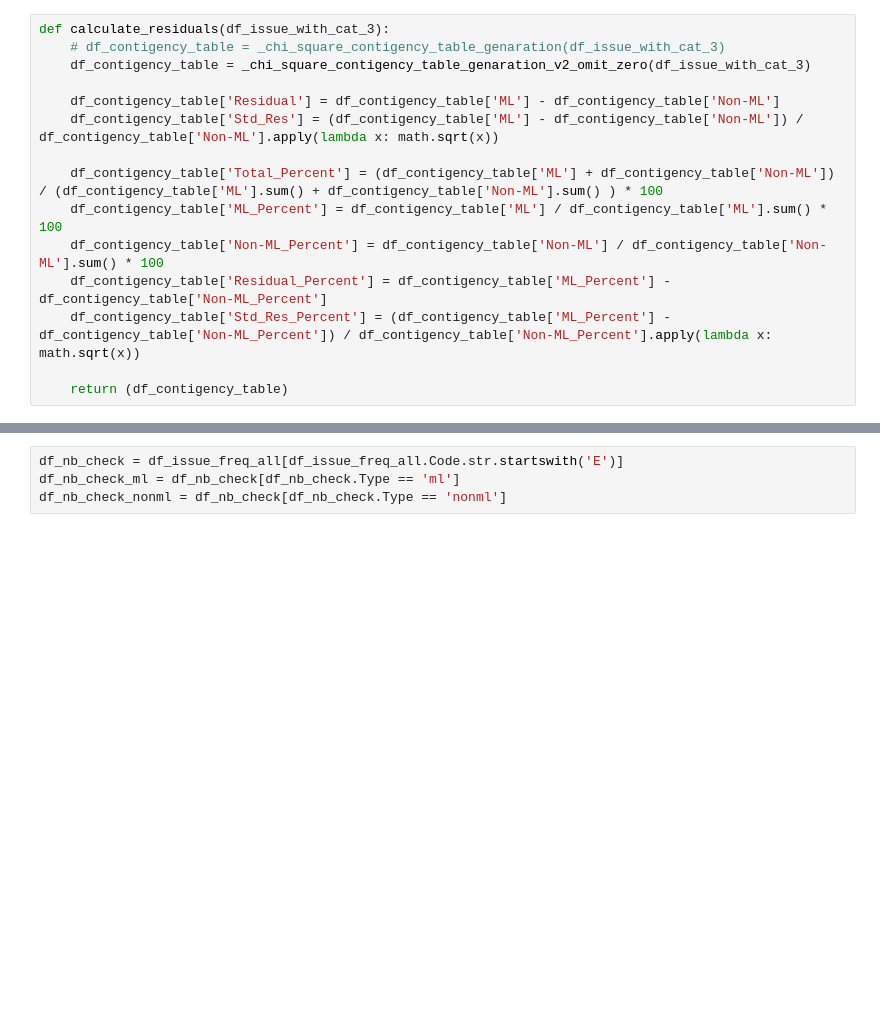
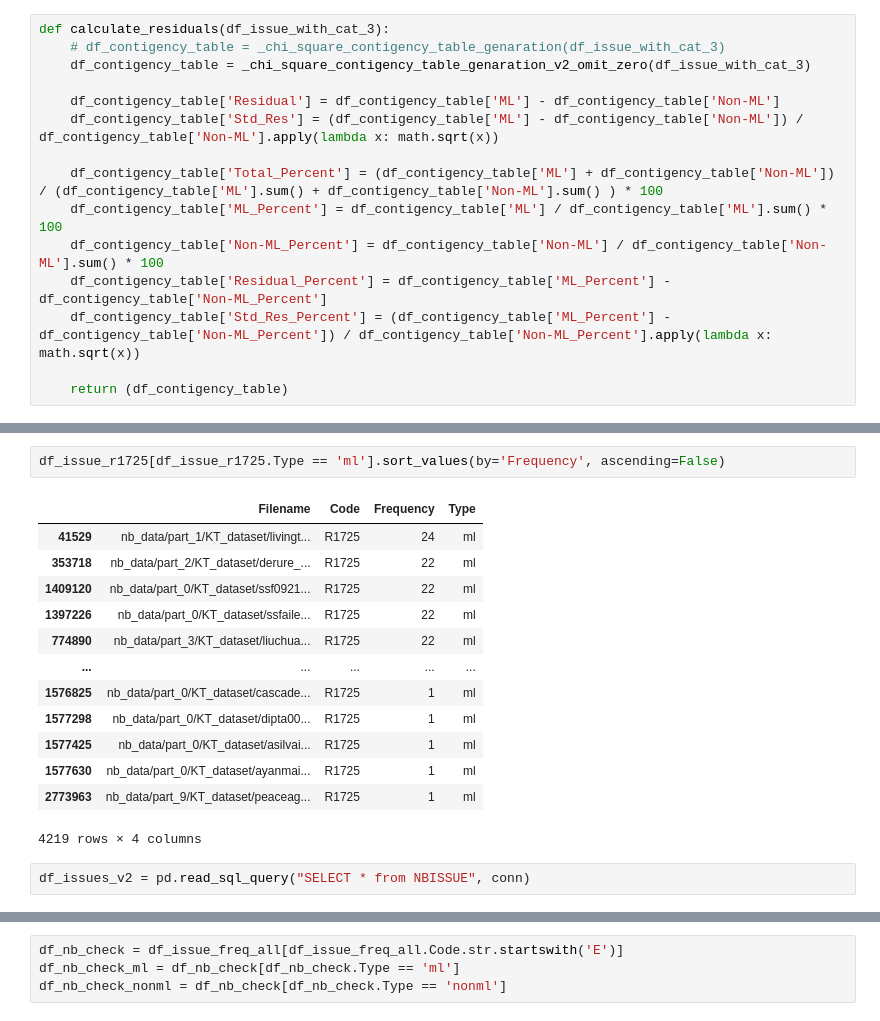
Before and after one commit to saeedsiddik/NBCSI_ForConf, a Jupyter notebook: EMSE_Conf_NB_Code_Style_Analysis.ipynb, the cells around one changed output, grey strips where cells are left out. Cells and saved outputs as stored; diff of their text form; blank space fills up the shorter version.

```diff
--- a/EMSE_Conf_NB_Code_Style_Analysis.ipynb
+++ b/EMSE_Conf_NB_Code_Style_Analysis.ipynb
@@ -477,0 +514,18 @@ def calculate_residuals(df_issue_with_cat_3):
+# %%
+df_issue_r1725[df_issue_r1725.Type == 'ml'].sort_values(by='Frequency', ascending=False)
+# %% [output]
+|  | Filename | Code | Frequency | Type |
+| 41529 | nb_data/part_1/KT_dataset/livingt... | R1725 | 24 | ml |
+| 353718 | nb_data/part_2/KT_dataset/derure_... | R1725 | 22 | ml |
+| 1409120 | nb_data/part_0/KT_dataset/ssf0921... | R1725 | 22 | ml |
+| 1397226 | nb_data/part_0/KT_dataset/ssfaile... | R1725 | 22 | ml |
+| 774890 | nb_data/part_3/KT_dataset/liuchua... | R1725 | 22 | ml |
+| ... | ... | ... | ... | ... |
+| 1576825 | nb_data/part_0/KT_dataset/cascade... | R1725 | 1 | ml |
+| 1577298 | nb_data/part_0/KT_dataset/dipta00... | R1725 | 1 | ml |
+| 1577425 | nb_data/part_0/KT_dataset/asilvai... | R1725 | 1 | ml |
+| 1577630 | nb_data/part_0/KT_dataset/ayanmai... | R1725 | 1 | ml |
+| 2773963 | nb_data/part_9/KT_dataset/peaceag... | R1725 | 1 | ml |
+4219 rows × 4 columns
+# %%
+df_issues_v2 = pd.read_sql_query("SELECT * from NBISSUE", conn)
```
Also changed, not shown: parts of 7 cells of this notebook.
